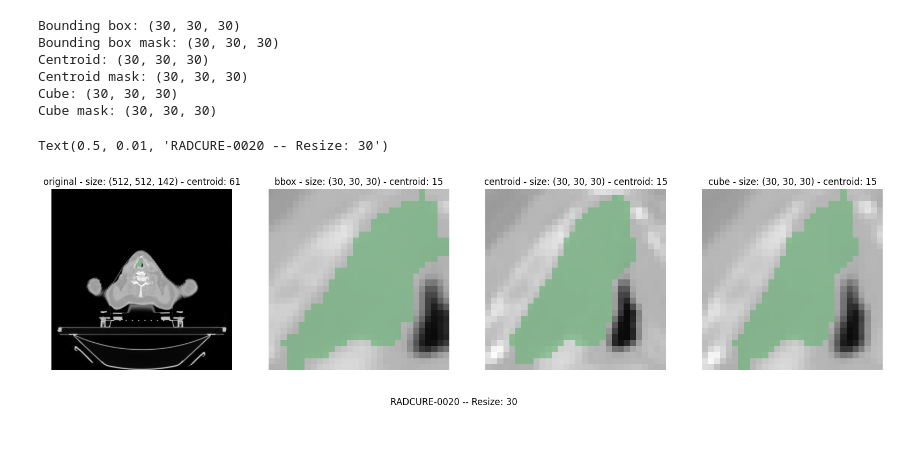
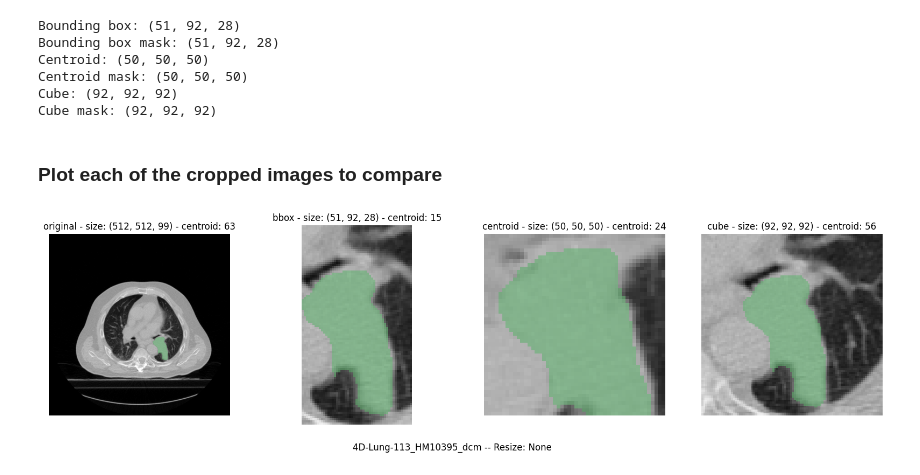
Before and after one commit to bhklab/readii, a Jupyter notebook: notebooks/crop_testing.ipynb, the cells around one changed output. Saved outputs shown, nothing was run; the diff lists cells and outputs as text; code cells hidden in the pictures; blank space fills up the shorter version.

```diff
--- a/notebooks/crop_testing.ipynb
+++ b/notebooks/crop_testing.ipynb
@@ -16,25 +16,53 @@ import matplotlib.pyplot as plt
 
 import numpy as np
 # %%
-sample = "RADCURE-0020" #"4D-Lung-113_HM10395"
+sample = "4D-Lung-113_HM10395_dcm"
 
 match sample:
-    case "RADCURE-0020":
+    case "RADCURE-0020_nifti":
         ct_path = "/Users/katyscott/Documents/READII-2-ROQC/readii-fmcib/archive/temp_complete_output/procdata/RADCURE/images/mit_outputs/0_RADCURE-0020/CT/CT.nii.gz"
         mask_path = "/Users/katyscott/Documents/READII-2-ROQC/readii-fmcib/archive/temp_complete_output/procdata/RADCURE/images/mit_outputs/0_RADCURE-0020/RTSTRUCT_CT/GTV.nii.gz"
 
         image = sitk.ReadImage(ct_path)
         mask = sitk.ReadImage(mask_path)
 
-    case "4D-Lung-113_HM10395":
+    case "RADCURE-0065_nifti":
+        ct_path = "/Users/katyscott/Documents/READII-2-ROQC/readii-fmcib/archive/temp_complete_output/procdata/RADCURE/images/mit_outputs/5_RADCURE-0065/CT/CT.nii.gz"
+        mask_path = "/Users/katyscott/Documents/READII-2-ROQC/readii-fmcib/archive/temp_complete_output/procdata/RADCURE/images/mit_outputs/5_RADCURE-0065/RTSTRUCT_CT/GTV.nii.gz"
+
+        image = sitk.ReadImage(ct_path)
+        mask = sitk.ReadImage(mask_path)
+
+    case "4D-Lung-113_HM10395_dcm":
         image = read_dicom_series("../tests/4D-Lung/113_HM10395/11-26-1999-NA-p4-13296/1.000000-P4P113S303I10349 Gated 40.0B-29543")
 
         rois = loadRTSTRUCTSITK(rtstructPath = "../tests/4D-Lung/113_HM10395/11-26-1999-NA-p4-13296/1.000000-P4P113S303I10349 Gated 40.0B-47.35/1-1.dcm",
                                 baseImageDirPath = "../tests/4D-Lung/113_HM10395/11-26-1999-NA-p4-13296/1.000000-P4P113S303I10349 Gated 40.0B-29543",
                                 roiNames = "Tumor_c.*")
         mask = rois["Tumor_c40"]
+
+    case "RADCURE-0020_dcm":
+        image = read_dicom_series('/Users/katyscott/Documents/Data/RADCURE/RADCURE/RADCURE-0020/01-25-2011-NA-Research HNC Planning CT-86499/2.000000-NA-91320')
+        rois = loadRTSTRUCTSITK(rtstructPath='/Users/katyscott/Documents/Data/RADCURE/RADCURE/RADCURE-0020/01-25-2011-NA-Research HNC Planning CT-86499/1.000000-NA-66221/1-1.dcm',
+                                baseImageDirPath='/Users/katyscott/Documents/Data/RADCURE/RADCURE/RADCURE-0020/01-25-2011-NA-Research HNC Planning CT-86499/2.000000-NA-91320',
+                                roiNames = "GTVp$")
+        mask = rois["GTVp"]
+
+    case "RADCURE-0065_dcm":
+        image = read_dicom_series('/Users/katyscott/Documents/Data/RADCURE/RADCURE/RADCURE-0065/06-25-2002-NA-Research HNC Planning CT-77356/2.000000-Helical Axial-28086')
+        rois = loadRTSTRUCTSITK(rtstructPath='/Users/katyscott/Documents/Data/RADCURE/RADCURE/RADCURE-0065/06-25-2002-NA-Research HNC Planning CT-77356/1.000000-NA-53232/1-1.dcm',
+                                baseImageDirPath='/Users/katyscott/Documents/Data/RADCURE/RADCURE/RADCURE-0065/06-25-2002-NA-Research HNC Planning CT-77356/2.000000-Helical Axial-28086',
+                                roiNames = "GTVp$")
+        mask = rois["GTVp"]
+
+    case "4D-Lung-114_HM10395_dcm":
+        image = read_dicom_series('/Users/katyscott/Documents/Data/TCIA_TCGA_Datasets/4D-Lung/manifest-1701890860263/4D-Lung/114_HM10395/04-13-2000-NA-p4-15839/1.000000-P4P114S301I00007 Gated 40.0A-72633')
+        rois = loadRTSTRUCTSITK(rtstructPath='/Users/katyscott/Documents/Data/TCIA_TCGA_Datasets/4D-Lung/manifest-1701890860263/4D-Lung/114_HM10395/04-13-2000-NA-p4-15839/1.000000-P4P114S301I00007 Gated 40.0A-65.15/1-1.dcm',
+                                baseImageDirPath='/Users/katyscott/Documents/Data/TCIA_TCGA_Datasets/4D-Lung/manifest-1701890860263/4D-Lung/114_HM10395/04-13-2000-NA-p4-15839/1.000000-P4P114S301I00007 Gated 40.0A-72633',
+                                roiNames = "Tumor_c.*")
+        mask = rois["Tumor_c40"]
 # %%
-resize_dimension = 30
+resize_dimension = None
 
 bbox_image, bbox_mask = crop_and_resize_image_and_mask(image, mask, crop_method = "bounding_box", resize_dimension=resize_dimension)
 print(f"Bounding box: {bbox_image.GetSize()}")
@@ -48,12 +76,14 @@ cube_image, cube_mask = crop_and_resize_image_and_mask(image, mask, crop_method
 print(f"Cube: {cube_image.GetSize()}")
 print(f"Cube mask: {cube_mask.GetSize()}")
 # %% [output]
-Bounding box: (30, 30, 30)
-Bounding box mask: (30, 30, 30)
-Centroid: (30, 30, 30)
-Centroid mask: (30, 30, 30)
-Cube: (30, 30, 30)
-Cube mask: (30, 30, 30)
+Bounding box: (51, 92, 28)
+Bounding box mask: (51, 92, 28)
+Centroid: (50, 50, 50)
+Centroid mask: (50, 50, 50)
+Cube: (92, 92, 92)
+Cube mask: (92, 92, 92)
+# %% [markdown]
+### Plot each of the cropped images to compare
 # %%
 def plotSliceOnAxis(axis, img_slice, vmin, vmax, cmap=plt.cm.Greys_r):
     axis.imshow(img_slice, cmap=cmap, vmin=vmin, vmax=vmax)
@@ -61,7 +91,6 @@ def plotSliceOnAxis(axis, img_slice, vmin, vmax, cmap=plt.cm.Greys_r):
     return axis
 
 
-mage_type = "original"
 figure, axis = plt.subplots(1,4)
 figure.set_figwidth(20)
 cmap=plt.cm.Greys_r
@@ -80,33 +109,32 @@ crop_masks = {"original": mask,
               "cube": cube_mask}
 
 
 for idx, crop_type in enumerate(crop_images):
     selected_image = crop_images[crop_type]
     selected_mask = crop_masks[crop_type]
-
 
     # Get slice index from centroid of mask
     stats = sitk.LabelShapeStatisticsImageFilter()
     stats.Execute(selected_mask)
     centroid = stats.GetCentroid(1)
     centroid_idx = selected_mask.TransformPhysicalPointToIndex(centroid)
 
     # Get the image slice
     arr_image = sitk.GetArrayFromImage(selected_image)
     slice_idx = centroid_idx[2]
     img_slice = arr_image[slice_idx,:,:]
 
     # Plot the slice on the axis
     plotSliceOnAxis(axis[idx], img_slice=img_slice, vmin=disp_min, vmax=disp_max, cmap=cmap)
 
     # Plot the segmentation mask as overlay
     arr_mask = sitk.GetArrayFromImage(selected_mask)
     bin_mask = np.ma.masked_where(arr_mask==0, arr_mask)
 
     axis[idx].imshow(bin_mask[slice_idx, :, :], cmap=plt.cm.Greens, vmin=disp_min, vmax=disp_max, alpha=0.5)
     axis[idx].set_title(f"{crop_type} - size: {selected_image.GetSize()} - centroid: {slice_idx}")
 
 plt.figtext(0.5, 0.01, f"{sample} -- Resize: {resize_dimension}", horizontalalignment='center', fontsize=12)
+plt.savefig(f"TRASH/crop_figs/{sample}_all_crops_resize_{resize_dimension}.png")
 # %% [output]
-Text(0.5, 0.01, 'RADCURE-0020 -- Resize: 30')
-[figure, old version]
+[figure, new version]
```
Also changed, not shown: parts of 17 cells of this notebook.
